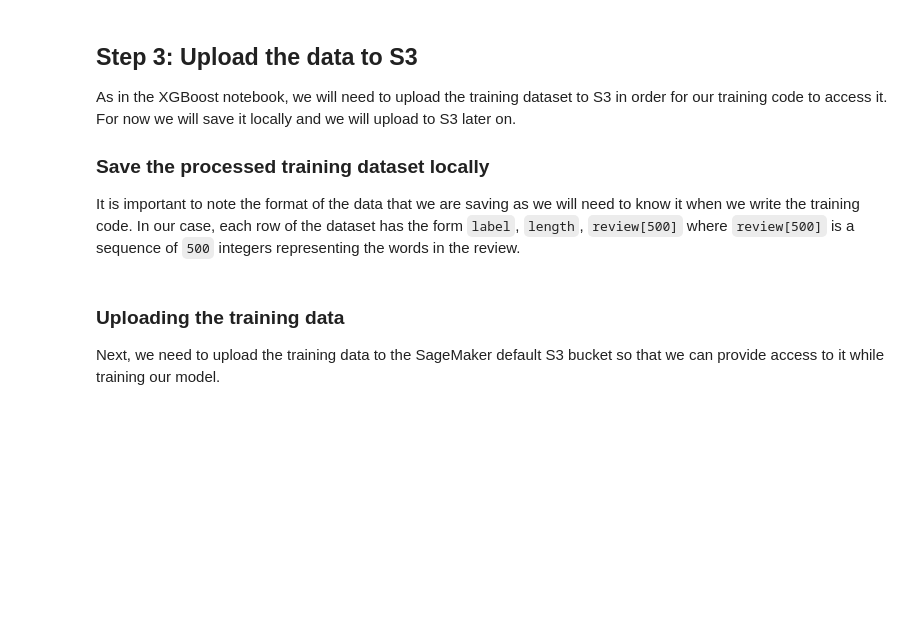
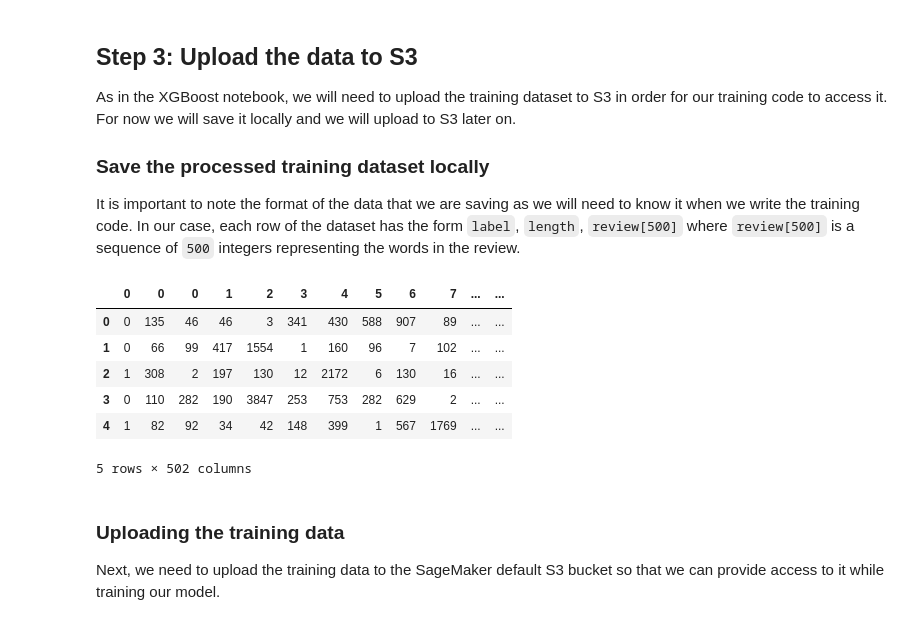
Before and after one commit to zhulingchen/sagemaker-deployment, a Jupyter notebook: Project/SageMaker Project.ipynb, the cells around one changed output. Cells and saved outputs as stored; diff of their text form; code cells hidden in the pictures; blank space fills up the shorter version.

```diff
--- a/Project/SageMaker Project.ipynb
+++ b/Project/SageMaker Project.ipynb
@@ -396,8 +396,18 @@ It is important to note the format of the data that we are saving as we will nee
 # %%
 import pandas as pd
 
-pd.concat([pd.DataFrame(train_y), pd.DataFrame(train_X_len), pd.DataFrame(train_X)], axis=1) \
-        .to_csv(os.path.join(data_dir, 'train.csv'), header=False, index=False)
+train_X_pd = pd.concat([pd.DataFrame(train_y), pd.DataFrame(train_X_len), pd.DataFrame(train_X)], axis=1)
+train_X_pd.to_csv(os.path.join(data_dir, 'train.csv'), header=False, index=False)
+# %%
+train_X_pd.head(5)
+# %% [output]
+|  | 0 | 0 | 0 | 1 | 2 | 3 | 4 | 5 | 6 | 7 | ... | ... |
+| 0 | 0 | 135 | 46 | 46 | 3 | 341 | 430 | 588 | 907 | 89 | ... | ... |
+| 1 | 0 | 66 | 99 | 417 | 1554 | 1 | 160 | 96 | 7 | 102 | ... | ... |
+| 2 | 1 | 308 | 2 | 197 | 130 | 12 | 2172 | 6 | 130 | 16 | ... | ... |
+| 3 | 0 | 110 | 282 | 190 | 3847 | 253 | 753 | 282 | 629 | 2 | ... | ... |
+| 4 | 1 | 82 | 92 | 34 | 42 | 148 | 399 | 1 | 567 | 1769 | ... | ... |
+5 rows × 502 columns
 # %% [markdown]
 ### Uploading the training data
 
```
Also changed, not shown: parts of 22 cells of this notebook, 5 other files.
